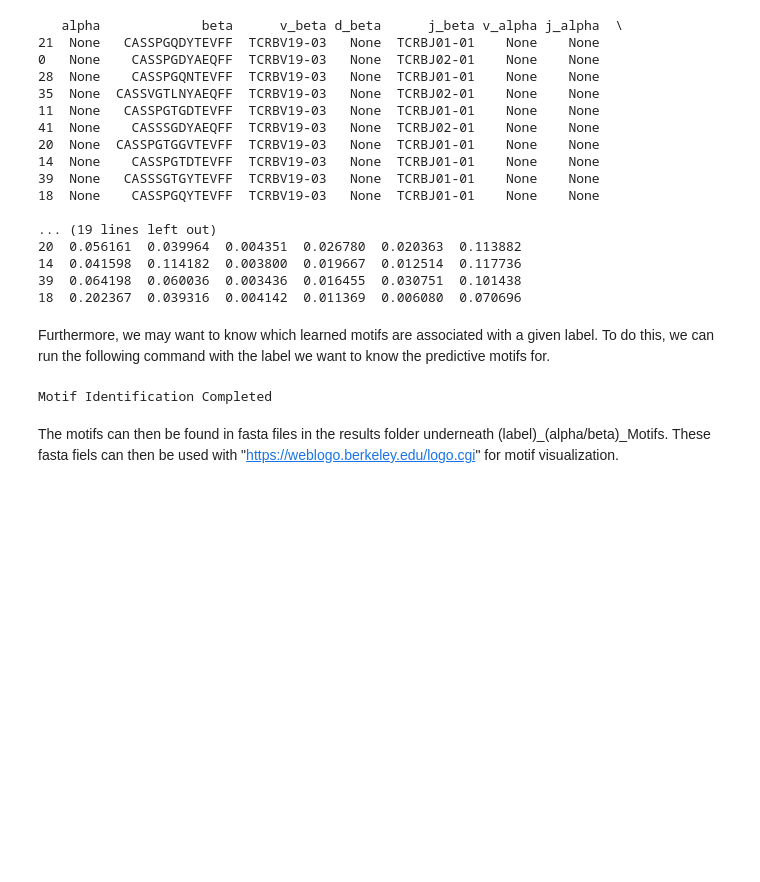
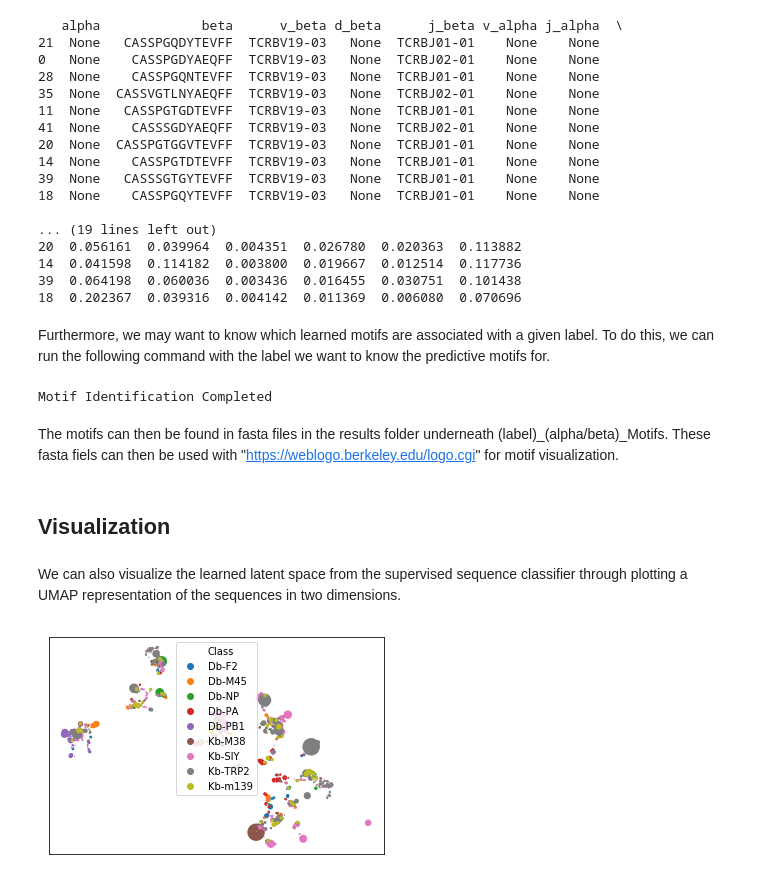
Before and after one commit to sidhomj/DeepTCR, a Jupyter notebook: tutorials/supervised/1 - Supervised Sequence Classification.ipynb, the cells around one changed output. Saved outputs shown, nothing was run; the diff lists cells and outputs as text; code cells hidden in the pictures; blank space fills up the shorter version.

```diff
--- a/tutorials/supervised/1 - Supervised Sequence Classification.ipynb
+++ b/tutorials/supervised/1 - Supervised Sequence Classification.ipynb
@@ -129,3 +129,11 @@ DTCR_SS.Motif_Identification('Db-F2')
 Motif Identification Completed
 # %% [markdown]
 The motifs can then be found in fasta files in the results folder underneath (label)_(alpha/beta)_Motifs. These fasta fiels can then be used with "https://weblogo.berkeley.edu/logo.cgi" for motif visualization.
+# %% [markdown]
+## Visualization
+# %% [markdown]
+We can also visualize the learned latent space from the supervised sequence classifier through plotting a UMAP representation of the sequences in two dimensions.
+# %%
+DTCR_SS.UMAP_Plot(by_class=True,freq_weight=True,scale=1000)
+# %% [output]
+[figure, added]
```
Also changed, not shown: parts of 5 cells of this notebook.
